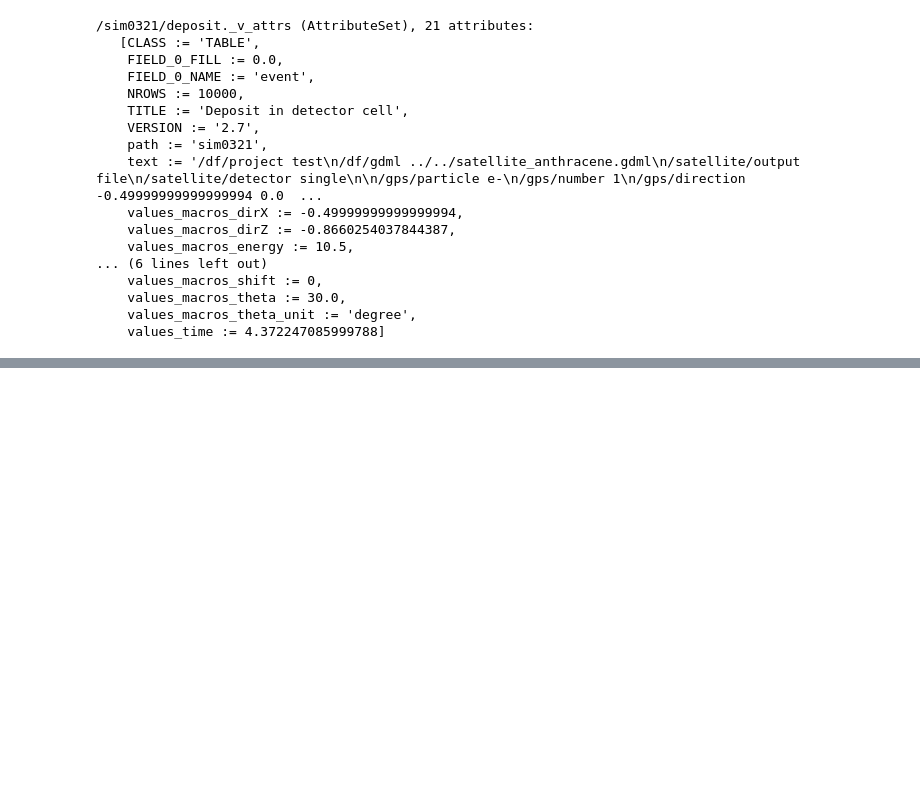
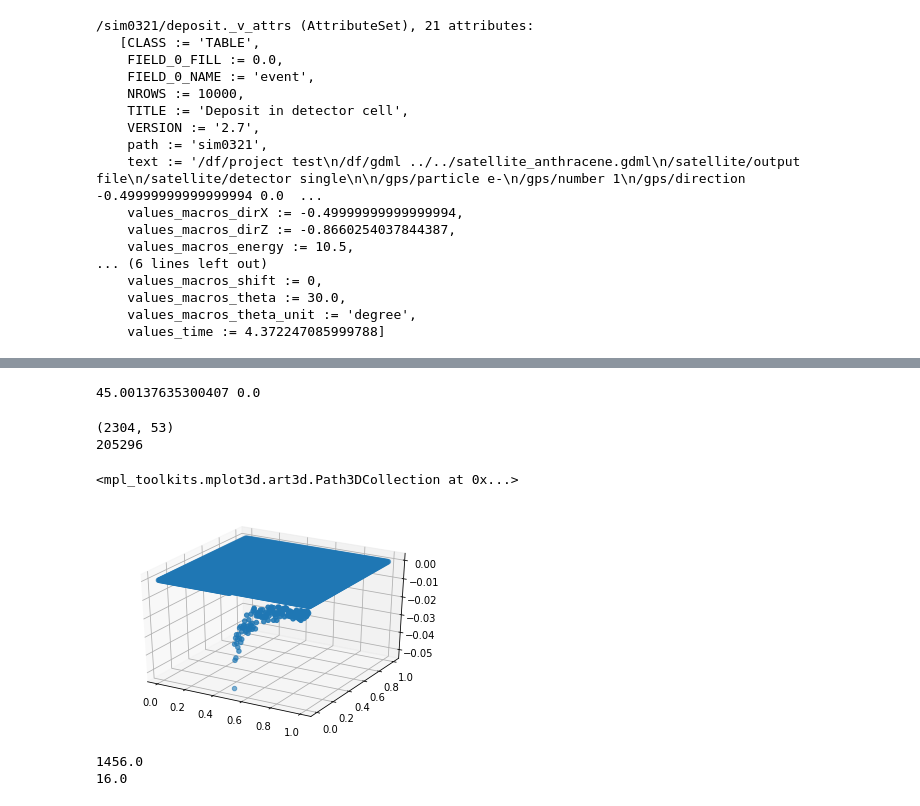
Before and after one commit to Zelenyy/phd-code, a Jupyter notebook: notebooks/16.Sattelite.ipynb, the cells around one changed output, grey strips where cells are left out. Cells and saved outputs as stored; diff of their text form; code cells hidden in the pictures; blank space fills up the shorter version.

```diff
--- a/notebooks/16.Sattelite.ipynb
+++ b/notebooks/16.Sattelite.ipynb
@@ -58,3 +59,6 @@ for i in range(3):
     min_ = temp.min()
     max_ = temp.max()
     points[:, i] = (temp - min_)/(max_ - min_)
+# %%
+path = "/mnt/storage2/phd/data/satellite/polistyrene/mean_mesh.hdf5"
+lh_fact = load_likelihood_factory(path, particle="proton")
@@ -60,0 +124,27 @@ for i in range(3):
+# %%
+print(lh_fact.theta_normilizer.unnormalize(result.x[0]) , data["theta"][70])
+# %% [output]
+45.00137635300407 0.0
+# %%
+likelyhood = lh_fact.build(data["mean"][70])
+lh_grid =  likelyhood.many_points(points)
+# %% [output]
+(2304, 53)
+205296
+# %%
+fig = plt.figure()
+ax = fig.add_subplot(111, projection='3d')
+n = points.shape[0] // 16
+xs = points[:n, 0]
+ys = points[:n, 1]
+zs = lh_grid[:n]
+ax.scatter(xs, ys, zs)
+# %% [output]
+<mpl_toolkits.mplot3d.art3d.Path3DCollection at 0x...>
+[figure, added]
+# %%
+print(205296/141)
+print(1456/91)
+# %% [output]
+1456.0
+16.0
```
Also changed, not shown: parts of 70 cells of this notebook, 28 other files.
